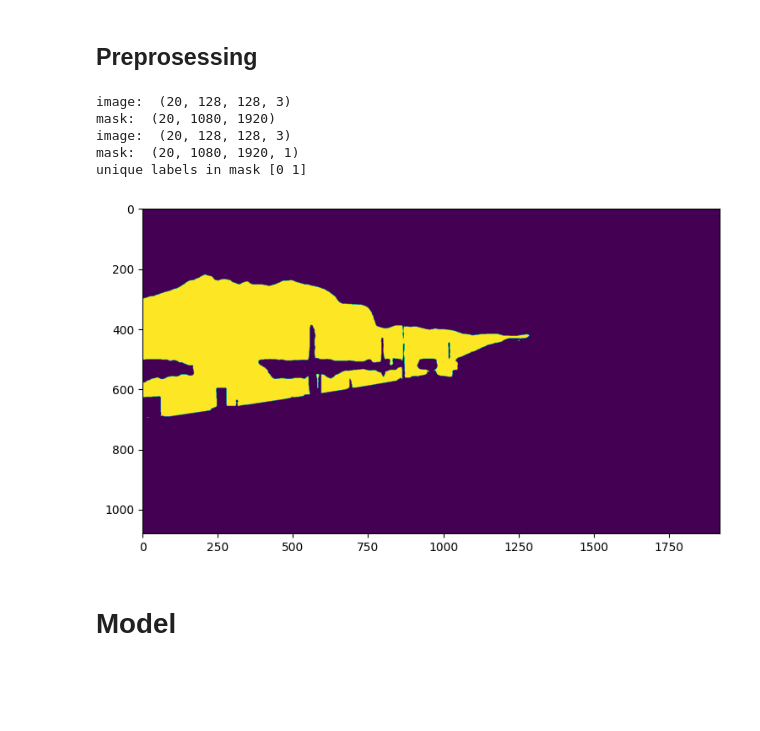
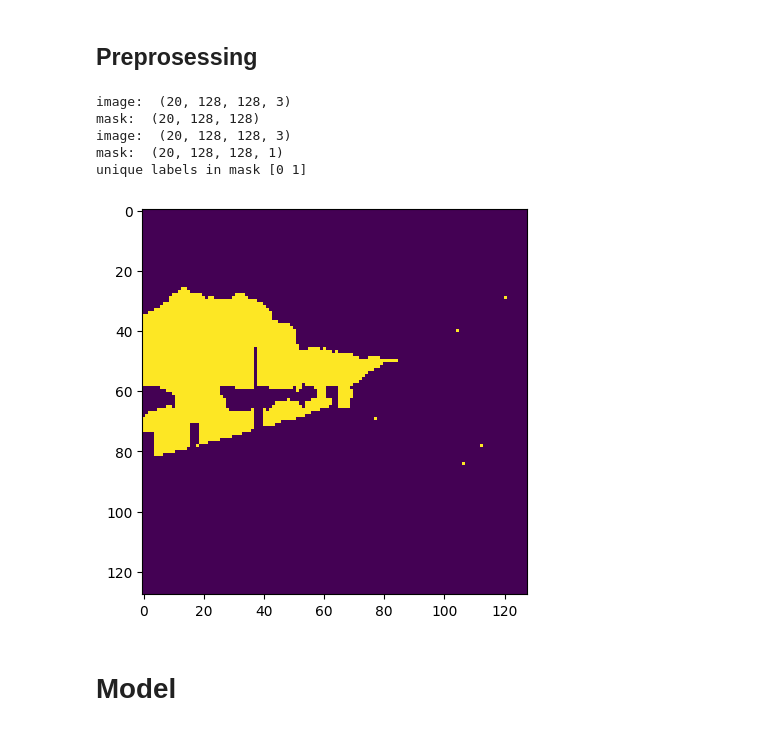
Before and after one commit to Duygubirol/vegetation-detection-railways, a Jupyter notebook: base-line-model-Dan-resizing.ipynb, the cells around one changed output. Cells and saved outputs as stored; diff of their text form; code cells hidden in the pictures; blank space fills up the shorter version.

```diff
--- a/base-line-model-Dan-resizing.ipynb
+++ b/base-line-model-Dan-resizing.ipynb
@@ -85,38 +85,38 @@ for filename in os.listdir(path_images):
         image = cv2.imread(path_images+filename)
         image = cv2.resize(image, (SIZE_Y, SIZE_X)) #divisible by 32 because of UNET requirements
         mask = cv2.imread(path_mask+filename[:7]+'.png')
-        image = cv2.resize(mask, (SIZE_Y, SIZE_X))
+        mask = cv2.resize(mask, (SIZE_Y, SIZE_X))
         for layer in range(len(mask[0,0,:])):
             #mask[:int(w/2),:,layer]=0
             mask[:,:,layer][mask[:,:,layer]!=label_of_interest]=0
             mask[:,:,layer][mask[:,:,layer]==label_of_interest]=1
                 #this is because one hot encoder can only deal with 0 and 1 if there is 2 labels
         # image = np.array(image)
         # mask = np.array(mask)
         image_dataset.append(image)
         mask_dataset.append(mask)
     if breaker==20:
          break
 
 image_dataset = np.array(image_dataset)
 mask_dataset = np.array(mask_dataset)
 mask_dataset = mask_dataset[:,:,:,0]
 print('image: ', image_dataset.shape)
 print('mask: ', mask_dataset.shape)
 plt.imshow(mask[:,:,0])
 
 mask_dataset = np.expand_dims(mask_dataset, axis=3)
 print('image: ', image_dataset.shape)
 print('mask: ', mask_dataset.shape)
 
 print('unique labels in mask', np.unique(mask_dataset))
 # %% [output]
 image:  (20, 128, 128, 3)
-mask:  (20, 1080, 1920)
+mask:  (20, 128, 128)
 image:  (20, 128, 128, 3)
-mask:  (20, 1080, 1920, 1)
+mask:  (20, 128, 128, 1)
 unique labels in mask [0 1]
-[figure, old version]
+[figure, new version]
 # %%
 # split
 X_train, X_test, y_train, y_test = train_test_split(image_dataset, mask_dataset, test_size = 0.20, random_state = 42)
```
Also changed, not shown: parts of 5 cells of this notebook.
